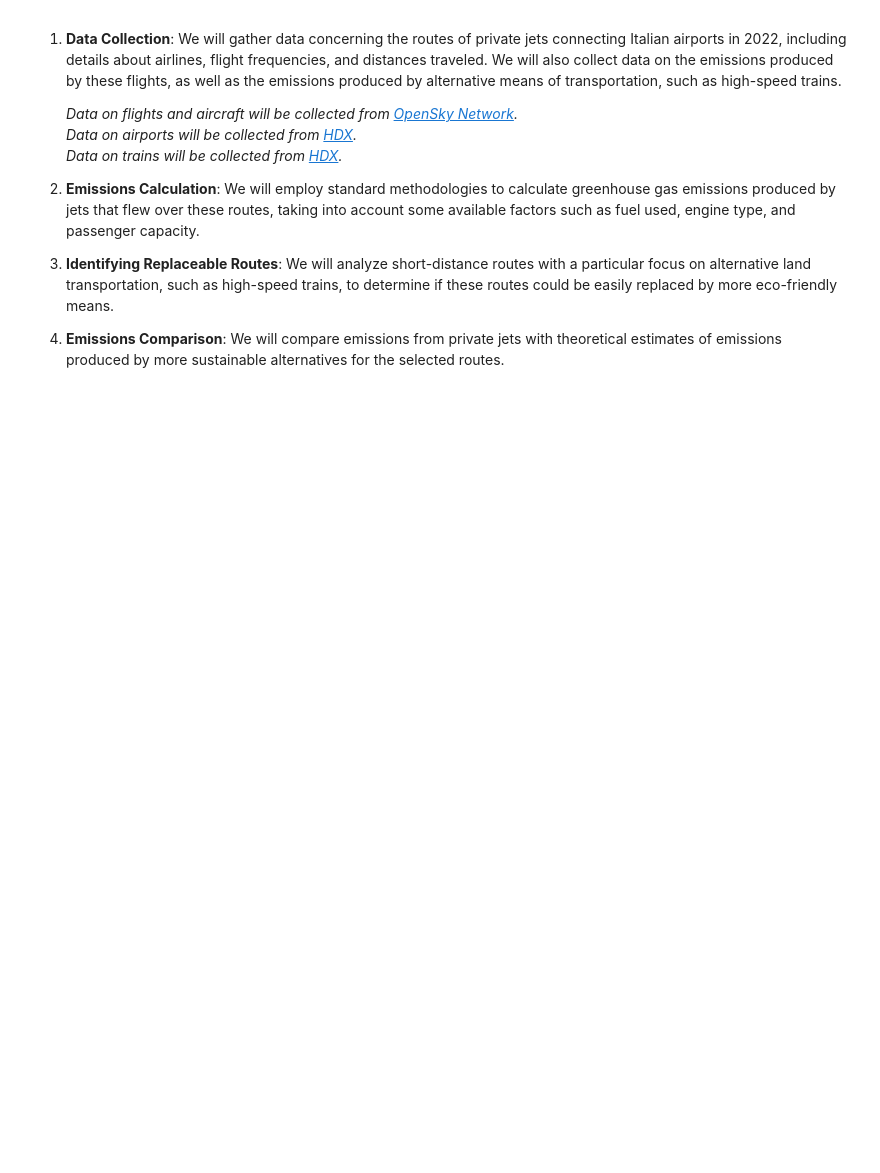
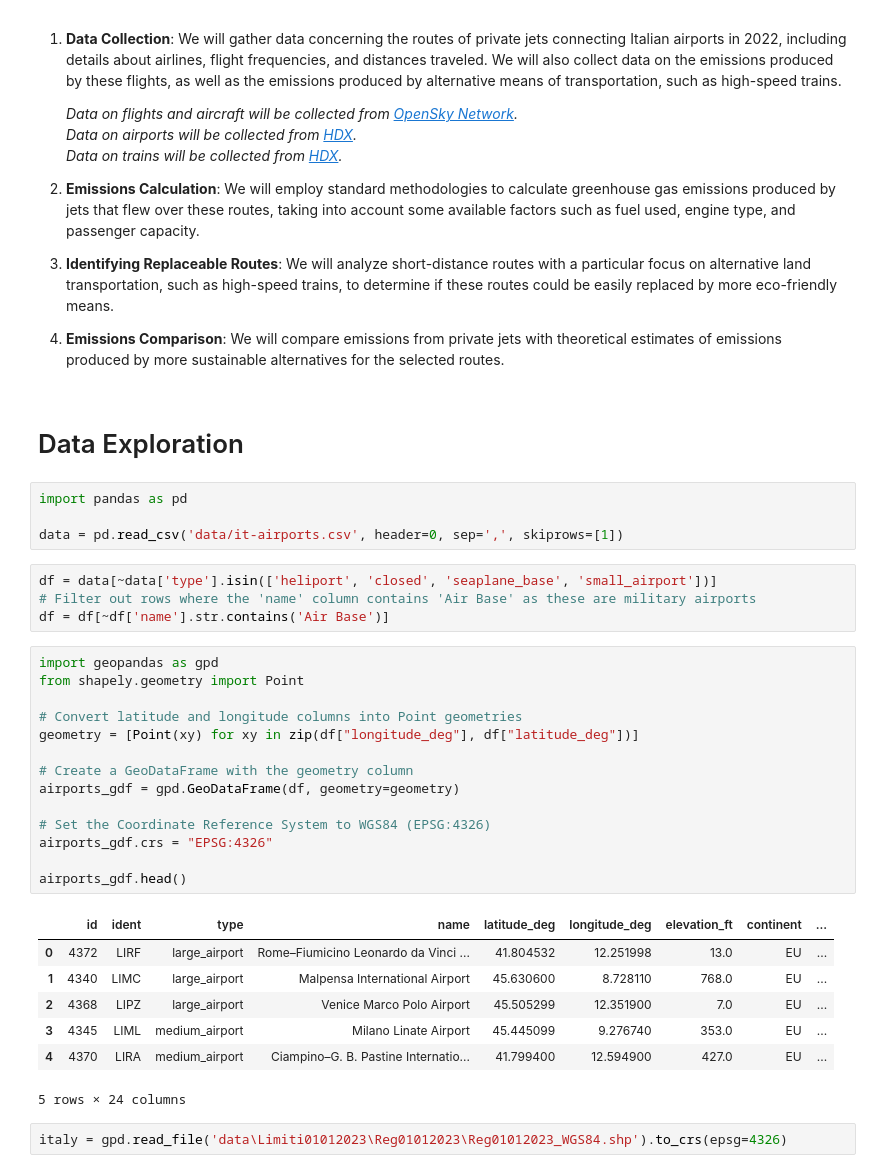
Before and after one commit to LookAtPiomba/AircraftTracker, a Jupyter notebook: project.ipynb, the cells around one changed output. Saved outputs shown, nothing was run; the diff lists cells and outputs as text; blank space fills up the shorter version.

```diff
--- a/project.ipynb
+++ b/project.ipynb
@@ -35,3 +35,37 @@ To achieve our goal, we will follow a series of methodological steps:
 3. **Identifying Replaceable Routes**: We will analyze short-distance routes with a particular focus on alternative land transportation, such as high-speed trains, to determine if these routes could be easily replaced by more eco-friendly means.
 
 4. **Emissions Comparison**: We will compare emissions from private jets with theoretical estimates of emissions produced by more sustainable alternatives for the selected routes.
+# %% [markdown]
+# Data Exploration
+# %%
+import pandas as pd
+
+data = pd.read_csv('data/it-airports.csv', header=0, sep=',', skiprows=[1])
+# %%
+df = data[~data['type'].isin(['heliport', 'closed', 'seaplane_base', 'small_airport'])]
+# Filter out rows where the 'name' column contains 'Air Base' as these are military airports
+df = df[~df['name'].str.contains('Air Base')]
+# %%
+import geopandas as gpd
+from shapely.geometry import Point
+
+# Convert latitude and longitude columns into Point geometries
+geometry = [Point(xy) for xy in zip(df["longitude_deg"], df["latitude_deg"])]
+
+# Create a GeoDataFrame with the geometry column
+airports_gdf = gpd.GeoDataFrame(df, geometry=geometry)
+
+# Set the Coordinate Reference System to WGS84 (EPSG:4326)
+airports_gdf.crs = "EPSG:4326"
+
+airports_gdf.head()
+# %% [output]
+|  | id | ident | type | name | latitude_deg | longitude_deg | elevation_ft | continent | ... |
+| 0 | 4372 | LIRF | large_airport | Rome–Fiumicino Leonardo da Vinci ... | 41.804532 | 12.251998 | 13.0 | EU | ... |
+| 1 | 4340 | LIMC | large_airport | Malpensa International Airport | 45.630600 | 8.728110 | 768.0 | EU | ... |
+| 2 | 4368 | LIPZ | large_airport | Venice Marco Polo Airport | 45.505299 | 12.351900 | 7.0 | EU | ... |
+| 3 | 4345 | LIML | medium_airport | Milano Linate Airport | 45.445099 | 9.276740 | 353.0 | EU | ... |
+| 4 | 4370 | LIRA | medium_airport | Ciampino–G. B. Pastine Internatio... | 41.799400 | 12.594900 | 427.0 | EU | ... |
+5 rows × 24 columns
+# %%
+italy = gpd.read_file('data\Limiti01012023\Reg01012023\Reg01012023_WGS84.shp').to_crs(epsg=4326)
```
Also changed, not shown: parts of 26 cells of this notebook.
